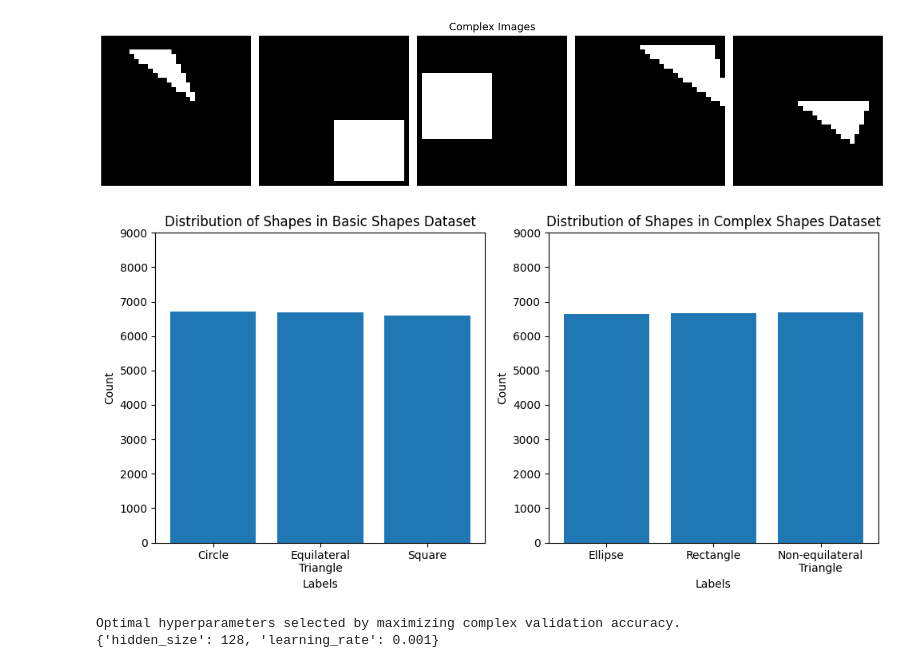
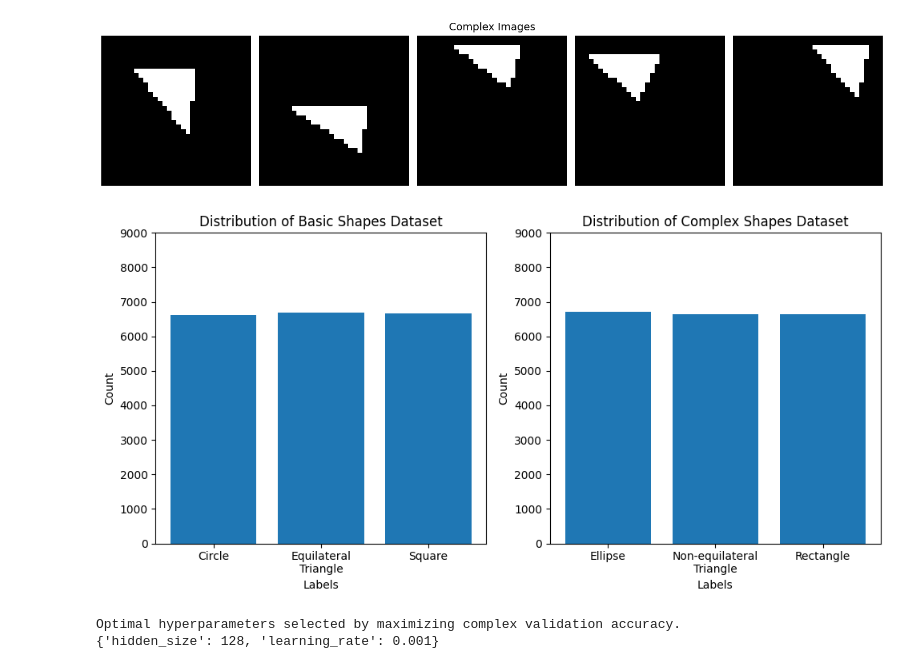
Before and after one commit to jonathonacarl/curriculum-learning, a Jupyter notebook: curriculum-learning.ipynb, the cells around one changed output. Saved outputs shown, nothing was run; the diff lists cells and outputs as text; code cells hidden in the pictures.

```diff
--- a/curriculum-learning.ipynb
+++ b/curriculum-learning.ipynb
@@ -45,16 +42,25 @@ plt.show()
 # %%
+import time
+
 fig, axes = plt.subplots(1, 5, figsize=(15, 6))
+
+triangles = []
+for i, label in enumerate(labels_complex.tolist()):
+
+    if label == 1 and len(triangles) < 5:
+        triangles.append(dataset_complex[i])
+
 for i in range(5):
 
-    axes[i].imshow(dataset_complex[i], cmap='gray')
+    axes[i].imshow(triangles[i], cmap='gray')
     axes[i].axis('off')
 
+
 plt.suptitle('Complex Images', y=0.75, fontsize=14)
-
 plt.tight_layout()
 plt.show()
 # %% [output]
-[figure, old version]
+[figure, new version]
 # %%
 from collections import Counter
 
@@ -71,21 +77,22 @@ plt.ylabel('Count')
 plt.xticks(list(range(3)), ['Circle', 'Equilateral\nTriangle',
            'Square'])
 plt.yticks(list(range(0, 10000, 1000)))
-plt.title('Distribution of Shapes in Basic Shapes Dataset')
+plt.title('Distribution of Basic Shapes Dataset')
 
 # Plot histogram for Complex Shapes
 plt.subplot(1, 2, 2)
 plt.bar(dataset_complex_counts.keys(), dataset_complex_counts.values())
 plt.xlabel('Labels')
 plt.ylabel('Count')
-plt.xticks(list(range(3)), ['Ellipse', 'Rectangle', 'Non-equilateral\nTriangle'])
+plt.xticks(list(range(3)), ['Ellipse',
+           'Non-equilateral\nTriangle', 'Rectangle'])
 plt.yticks(list(range(0, 10000, 1000)))
-plt.title('Distribution of Shapes in Complex Shapes Dataset')
+plt.title('Distribution of Complex Shapes Dataset')
 
 plt.tight_layout()
 plt.show()
 # %% [output]
-[figure, old version]
+[figure, new version]
 # %%
 from datagen import prepare_data
 
```
Also changed, not shown: parts of 8 cells of this notebook, 13 other files.
